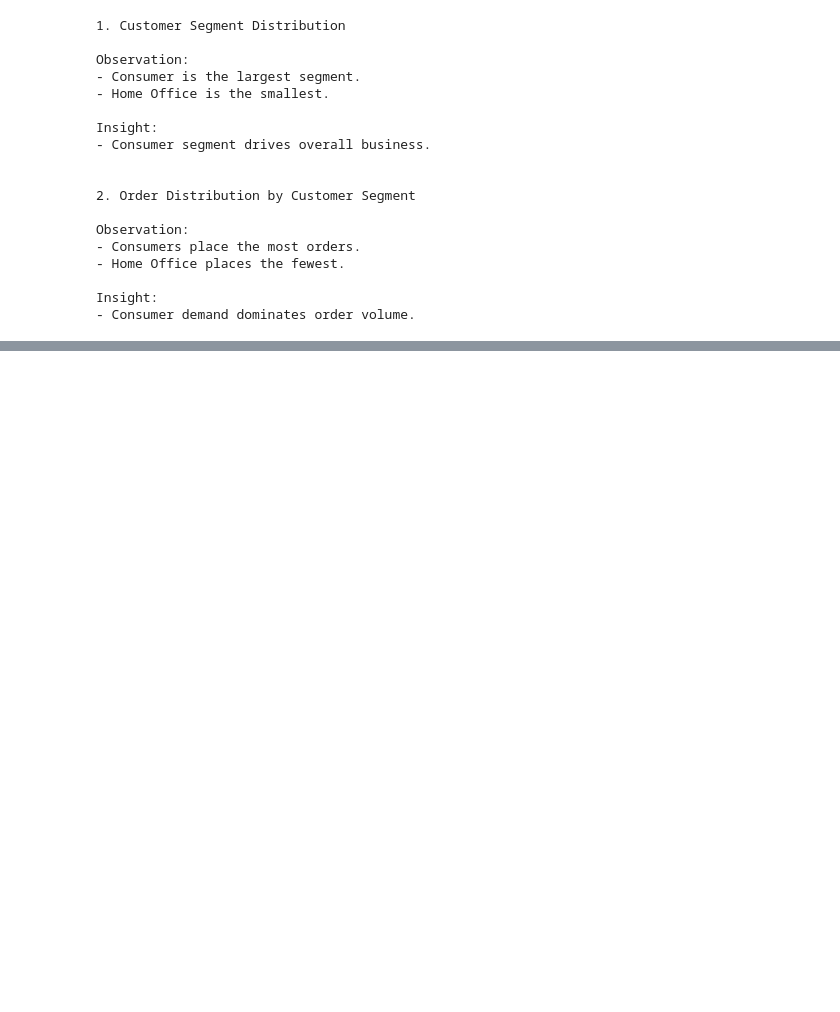
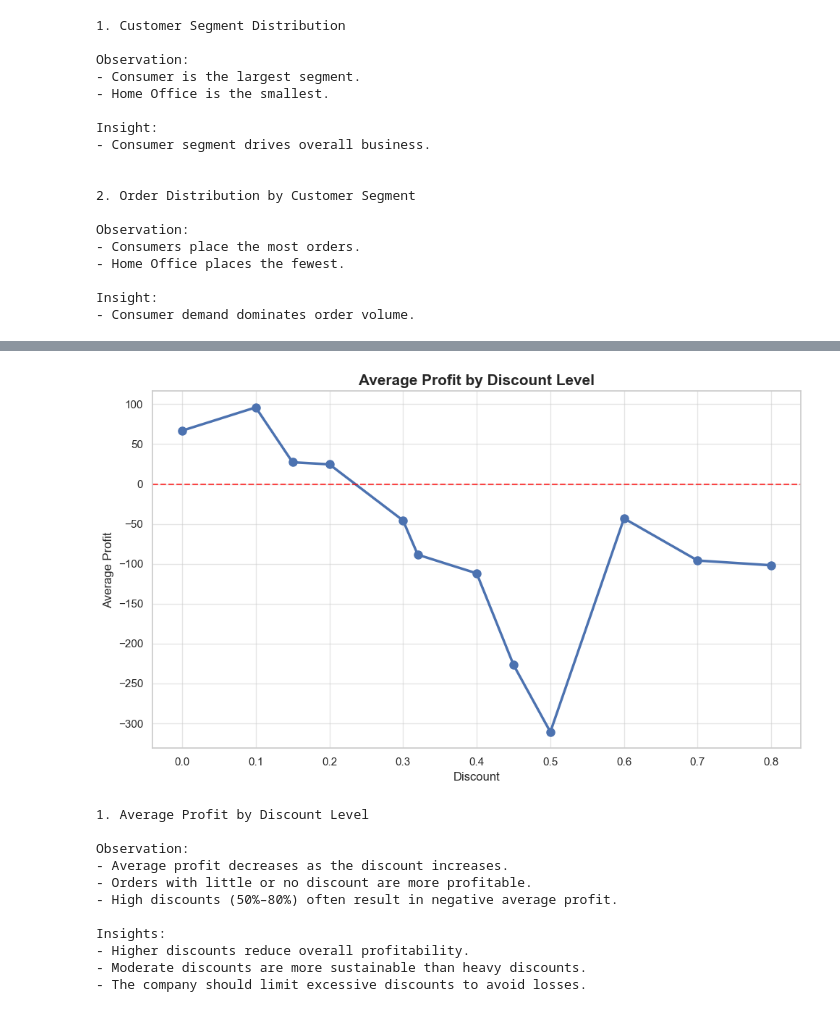
Before and after one commit to rBrijesh5/Superstore-Sales-Analytics, a Jupyter notebook: notebooks/analysis.ipynb, the cells around one changed output, grey strips where cells are left out. Saved outputs shown, nothing was run; the diff lists cells and outputs as text; code cells hidden in the pictures; blank space fills up the shorter version.

```diff
--- a/notebooks/analysis.ipynb
+++ b/notebooks/analysis.ipynb
@@ -602,0 +681,53 @@ Insight:
+# %%
+# Analysis 8
+# Average Profit by Discount Level
+
+discount_profit = data.groupby('Discount')['Profit'].mean()
+
+plt.figure(figsize=(10,6))
+
+plt.plot(discount_profit.index, discount_profit,
+         marker='o',
+         linewidth=2.5,
+         markersize=8)
+
+plt.axhline(y=0, color='red', linestyle='--', alpha=0.7) # ax = axis, hline = horizontal line
+
+#plt.xticks(discount_profit.index)
+plt.grid(alpha=0.5)
+
+plt.title("Average Profit by Discount Level", fontsize=15, weight='bold')
+plt.xlabel("Discount")
+plt.ylabel("Average Profit")
+plt.savefig('../images/avg_profit_by_discount.png', bbox_inches="tight")
+
+plt.tight_layout()
+plt.show()
+
+print("""
+1. Average Profit by Discount Level
+
+Observation:
+- Average profit decreases as the discount increases.
+- Orders with little or no discount are more profitable.
+- High discounts (50%–80%) often result in negative average profit.
+
+Insights:
+- Higher discounts reduce overall profitability.
+- Moderate discounts are more sustainable than heavy discounts.
+- The company should limit excessive discounts to avoid losses.
+
+""")
+# %% [output]
+[figure, added]
+1. Average Profit by Discount Level
+
+Observation:
+- Average profit decreases as the discount increases.
+- Orders with little or no discount are more profitable.
+- High discounts (50%–80%) often result in negative average profit.
+
+Insights:
+- Higher discounts reduce overall profitability.
+- Moderate discounts are more sustainable than heavy discounts.
+- The company should limit excessive discounts to avoid losses.
```
Also changed, not shown: parts of 3 cells of this notebook, 4 other files.
